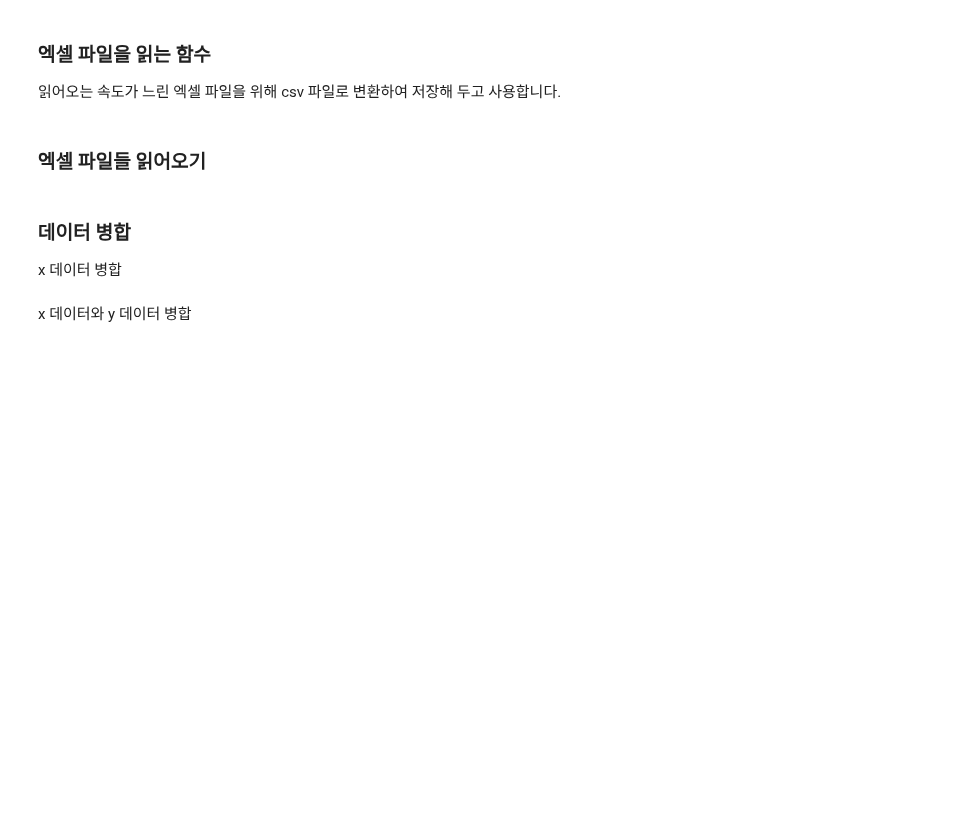
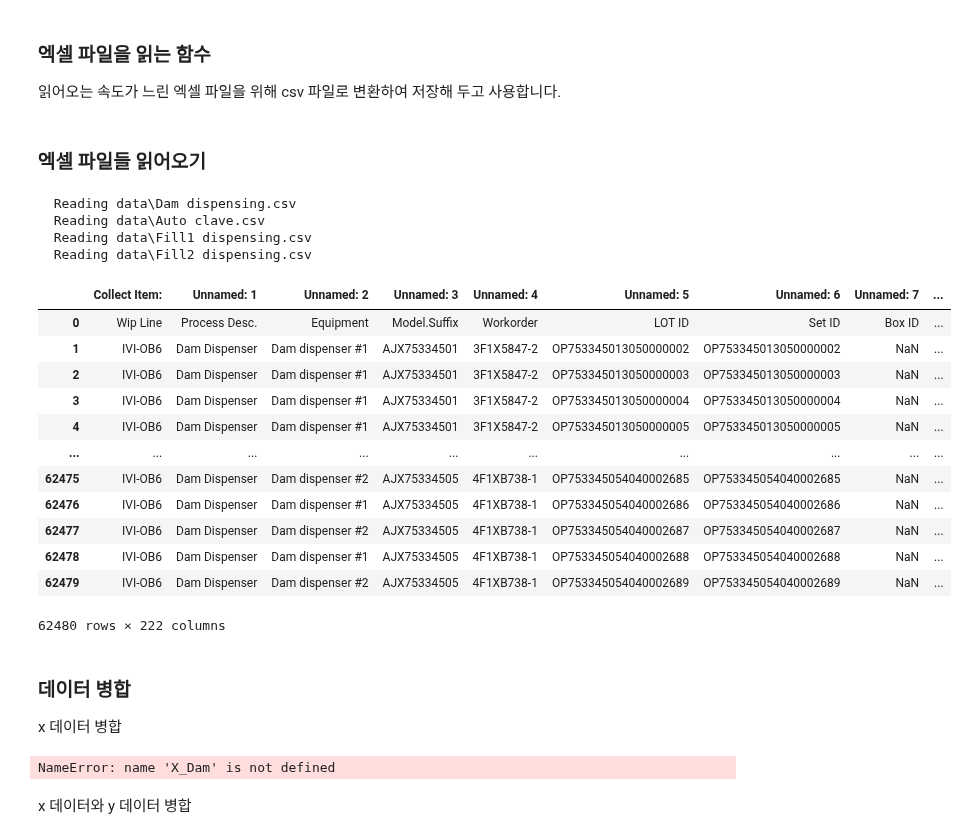
Before and after one commit to moool01/LGAIMERS5th, a Jupyter notebook: code.ipynb, the cells around one changed output. Saved outputs shown, nothing was run; the diff lists cells and outputs as text; code cells hidden in the pictures; blank space fills up the shorter version.

```diff
--- a/code.ipynb
+++ b/code.ipynb
@@ -48,21 +48,42 @@ def read_excel_file(file_path: str, header: int = None) -> pd.DataFrame:
 ROOT_DIR = "data"
 RANDOM_STATE = 110
 
-X_Dam = read_excel_file(os.path.join(ROOT_DIR, "Dam dispensing.xlsx"), header=1)
+X_Dam = read_excel_file(os.path.join(ROOT_DIR, "Dam dispensing.xlsx"), header=0)  # 1: 헤더 없음, 0: N값 없음
 
 X_AutoClave = read_excel_file(
-    os.path.join(ROOT_DIR, "Auto clave.xlsx"), header=1
+    os.path.join(ROOT_DIR, "Auto clave.xlsx"), header=0
 )
 
 X_Fill1 = read_excel_file(
-    os.path.join(ROOT_DIR, "Fill1 dispensing.xlsx"), header=1
+    os.path.join(ROOT_DIR, "Fill1 dispensing.xlsx"), header=0
 )
 
 X_Fill2 = read_excel_file(
-    os.path.join(ROOT_DIR, "Fill2 dispensing.xlsx"), header=1
+    os.path.join(ROOT_DIR, "Fill2 dispensing.xlsx"), header=0
 )
 
 y = pd.read_csv(os.path.join(ROOT_DIR, "train_y.csv"))
+# %% [output]
+  Reading data\Dam dispensing.csv
+  Reading data\Auto clave.csv
+  Reading data\Fill1 dispensing.csv
+  Reading data\Fill2 dispensing.csv
+# %%
+X_Dam
+# %% [output]
+|  | Collect Item: | Unnamed: 1 | Unnamed: 2 | Unnamed: 3 | Unnamed: 4 | Unnamed: 5 | Unnamed: 6 | Unnamed: 7 | ... |
+| 0 | Wip Line | Process Desc. | Equipment | Model.Suffix | Workorder | LOT ID | Set ID | Box ID | ... |
+| 1 | IVI-OB6 | Dam Dispenser | Dam dispenser #1 | AJX75334501 | 3F1X5847-2 | OP753345013050000002 | OP753345013050000002 | NaN | ... |
+| 2 | IVI-OB6 | Dam Dispenser | Dam dispenser #1 | AJX75334501 | 3F1X5847-2 | OP753345013050000003 | OP753345013050000003 | NaN | ... |
+| 3 | IVI-OB6 | Dam Dispenser | Dam dispenser #1 | AJX75334501 | 3F1X5847-2 | OP753345013050000004 | OP753345013050000004 | NaN | ... |
+| 4 | IVI-OB6 | Dam Dispenser | Dam dispenser #1 | AJX75334501 | 3F1X5847-2 | OP753345013050000005 | OP753345013050000005 | NaN | ... |
+| ... | ... | ... | ... | ... | ... | ... | ... | ... | ... |
+| 62475 | IVI-OB6 | Dam Dispenser | Dam dispenser #2 | AJX75334505 | 4F1XB738-1 | OP753345054040002685 | OP753345054040002685 | NaN | ... |
+| 62476 | IVI-OB6 | Dam Dispenser | Dam dispenser #1 | AJX75334505 | 4F1XB738-1 | OP753345054040002686 | OP753345054040002686 | NaN | ... |
+| 62477 | IVI-OB6 | Dam Dispenser | Dam dispenser #2 | AJX75334505 | 4F1XB738-1 | OP753345054040002687 | OP753345054040002687 | NaN | ... |
+| 62478 | IVI-OB6 | Dam Dispenser | Dam dispenser #1 | AJX75334505 | 4F1XB738-1 | OP753345054040002688 | OP753345054040002688 | NaN | ... |
+| 62479 | IVI-OB6 | Dam Dispenser | Dam dispenser #2 | AJX75334505 | 4F1XB738-1 | OP753345054040002689 | OP753345054040002689 | NaN | ... |
+62480 rows × 222 columns
 # %% [markdown]
 ### 데이터 병합
 
@@ -84,6 +105,8 @@ X = pd.merge(X, X_Fill1, on="Set ID")
 X = pd.merge(X, X_Fill2, on="Set ID")
 X = X.drop(X[X.duplicated(subset="Set ID")].index).reset_index(drop=True)
 X
+# %% [output]
+NameError: name 'X_Dam' is not defined
 # %% [markdown]
 x 데이터와 y 데이터 병합
 # %%
```
Also changed, not shown: parts of 5 cells of this notebook, 14 other files.
